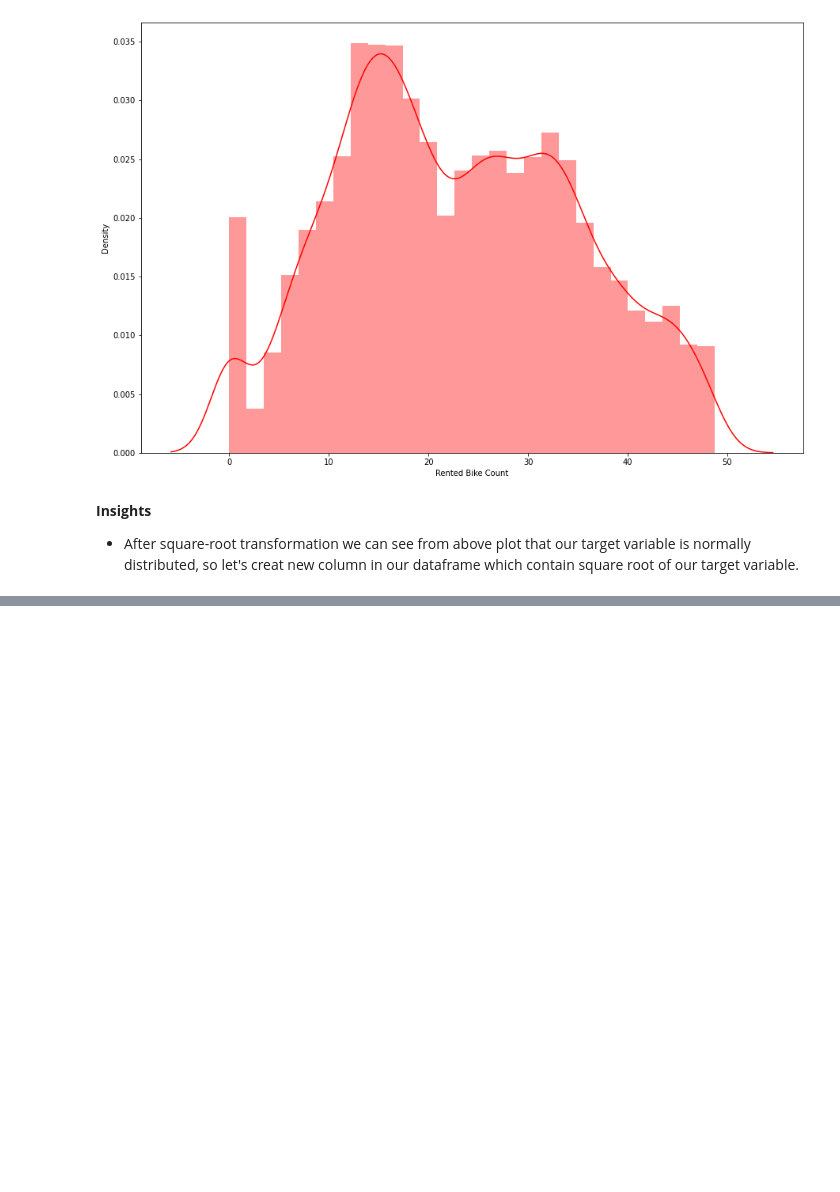
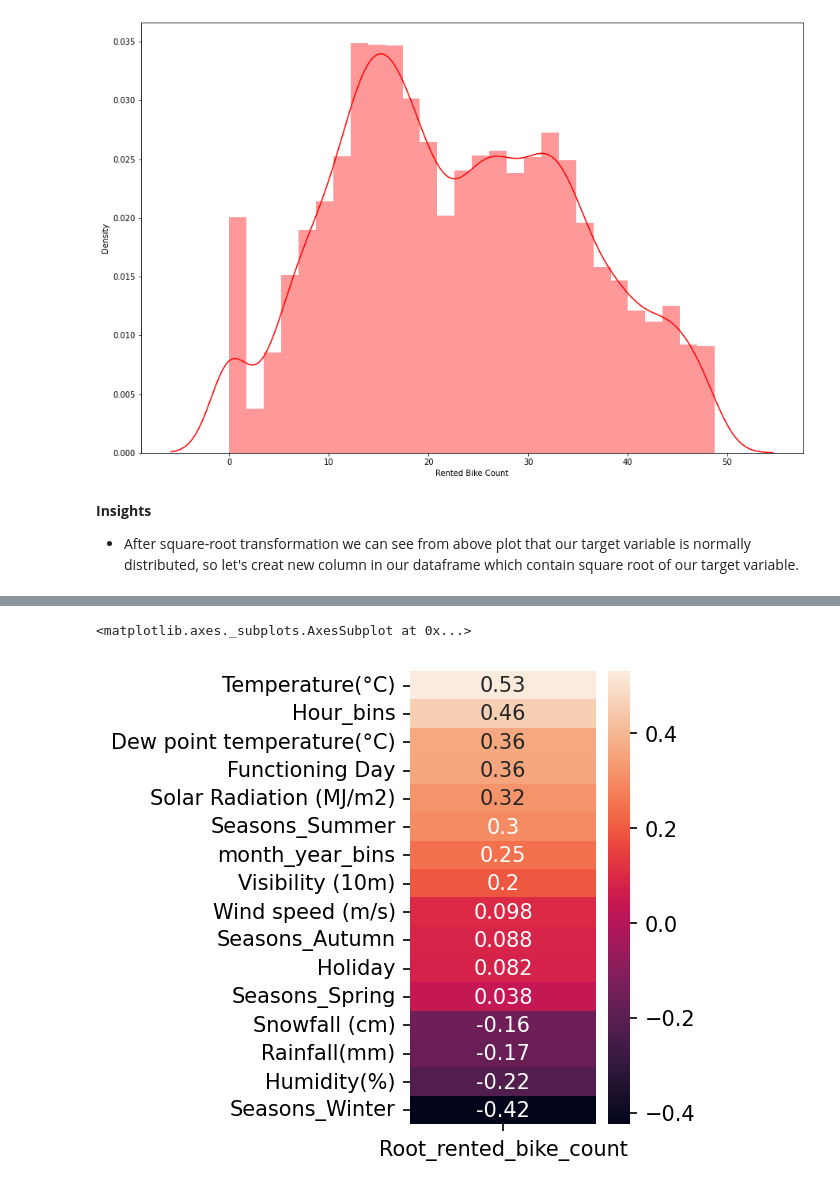
Before and after one commit to Kedarpatil24/Bike-Sharing-and-Demand-Prediction, a Jupyter notebook: Bike_Sharing_and_Demand_Prediction.ipynb, the cells around one changed output, grey strips where cells are left out. Saved outputs shown, nothing was run; the diff lists cells and outputs as text; code cells hidden in the pictures; blank space fills up the shorter version.

```diff
--- a/Bike_Sharing_and_Demand_Prediction.ipynb
+++ b/Bike_Sharing_and_Demand_Prediction.ipynb
@@ -815,0 +937,7 @@ Bike_df_copy['Root_rented_bike_count']=Bike_df_copy['Rented Bike Count'].apply(r
+# %%
+plt.figure(figsize=(2,4), dpi=150)
+sns.heatmap(Bike_dff.corr()[["Root_rented_bike_count"]].sort_values
+            (by="Root_rented_bike_count", ascending=False)[1:],annot=True)
+# %% [output]
+<matplotlib.axes._subplots.AxesSubplot at 0x...>
+[figure, added]
```
Also changed, not shown: parts of 35 cells of this notebook.
